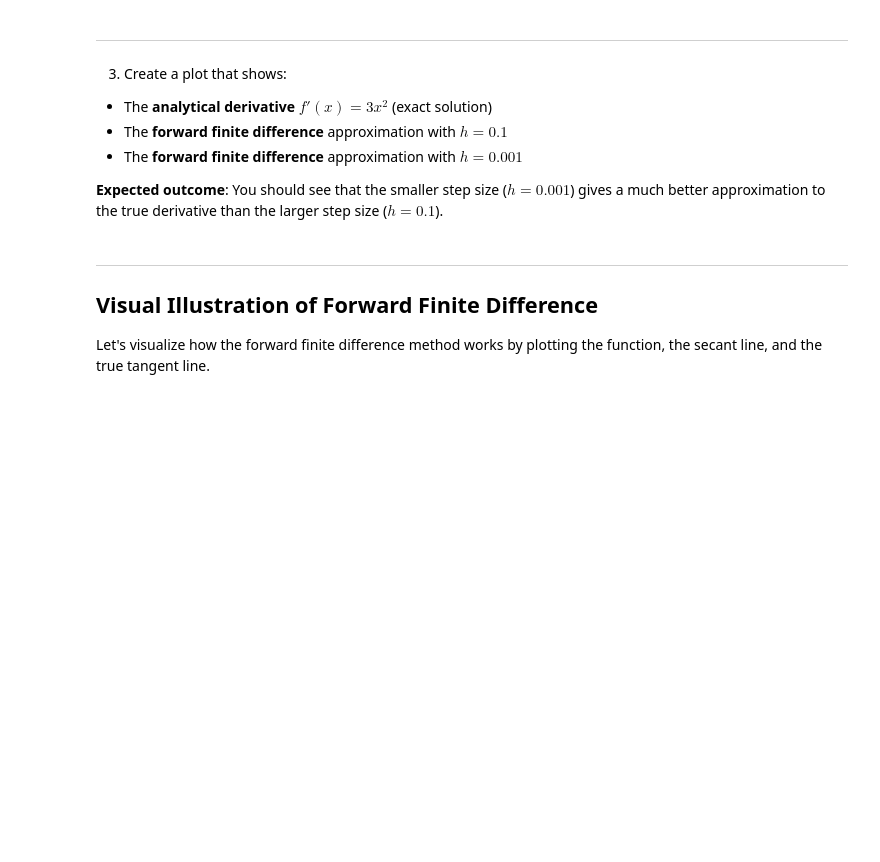
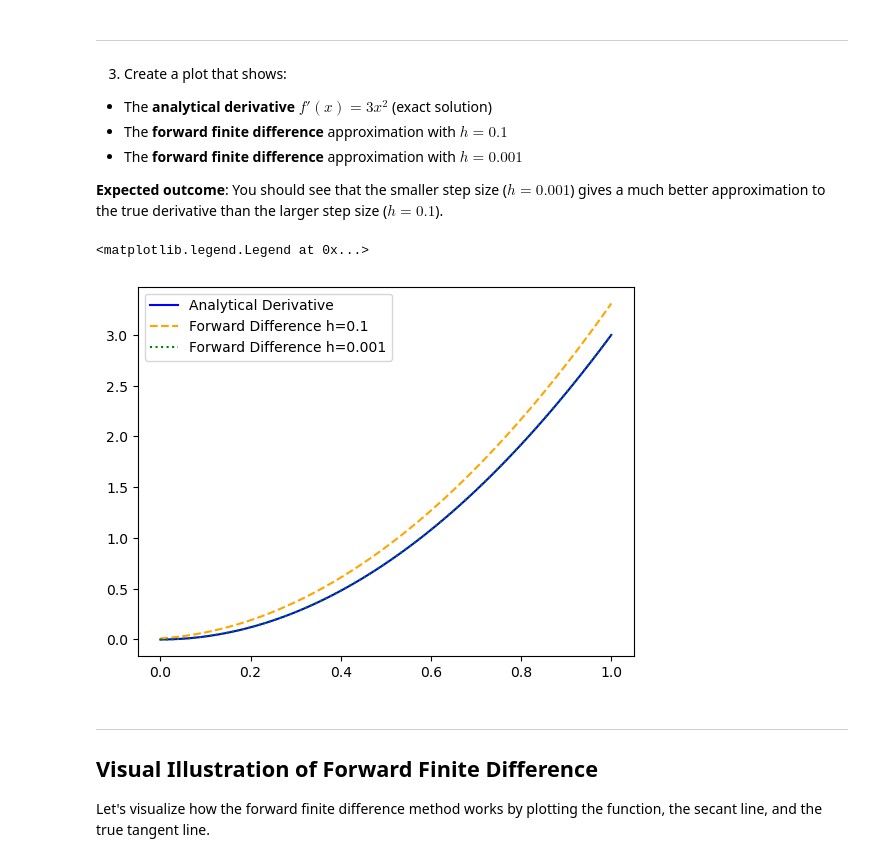
Before and after one commit to cs-muic/iccs205-lectures, a Jupyter notebook: lect04/02 Derivative - Forward Finite Difference.ipynb, the cells around one changed output. Saved outputs shown, nothing was run; the diff lists cells and outputs as text; code cells hidden in the pictures; blank space fills up the shorter version.

```diff
--- a/lect04/02 Derivative - Forward Finite Difference.ipynb
+++ b/lect04/02 Derivative - Forward Finite Difference.ipynb
@@ -56,3 +56,9 @@ f_prime_analytical(0.5)
 2) Use forward finite difference to approximate $f'(0.5)$ with $h=0.1$
 # %%
 # Try implementing the forward difference method yourself! Use h = 0.1, 0.01, and 0.001
+
+
+def forward_difference(f, x, h):
+    return (f(x + h) - f(x)) / h
+
+print(forward_difference(f, 0.5, 0.1))  # Should be close to 0.75
@@ -68,11 +76,20 @@ f_prime_analytical(0.5)
 # %%
 # Try forward finite difference with different step sizes h = 0.1 and 0.001
 
 # Define forward finite difference function
 
 # Define suitable range for x with np.linspace
 
+xs = np.linspace(0, 1, 100)
+
 # Plot the analytical and numerical derivatives
+plt.plot(xs, f_prime_analytical(xs), label='Analytical Derivative', color='blue')
+plt.plot(xs, forward_difference(f, xs, 0.1), label='Forward Difference h=0.1', linestyle='--', color='orange')
+plt.plot(xs, forward_difference(f, xs, 0.001), label='Forward Difference h=0.001', linestyle=':', color='green')
+plt.legend()
+# %% [output]
+<matplotlib.legend.Legend at 0x...>
+[figure, added]
 # %% [markdown]
 ---
 
```
Also changed, not shown: parts of 1 cell of this notebook, 2 other files.
